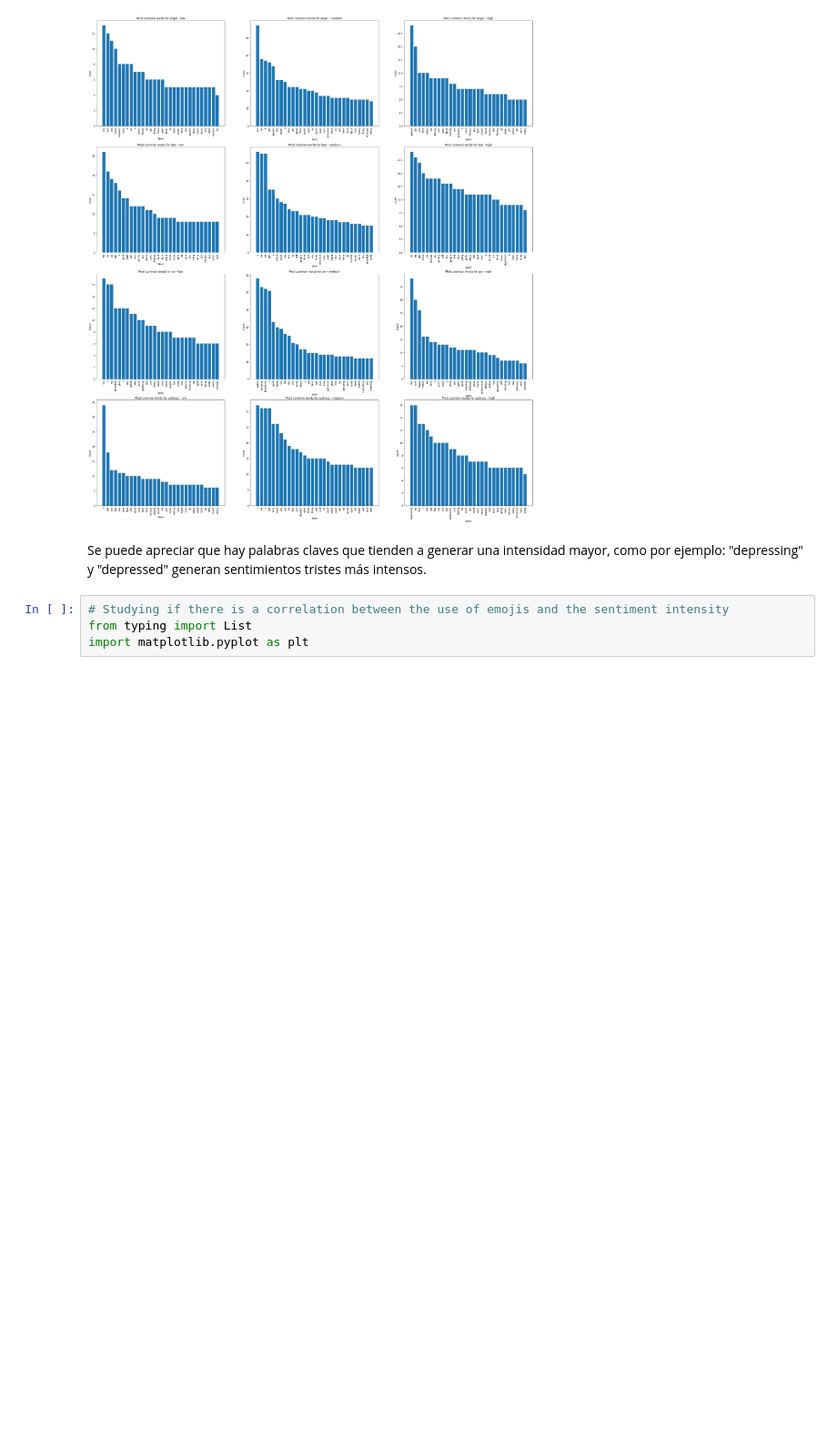
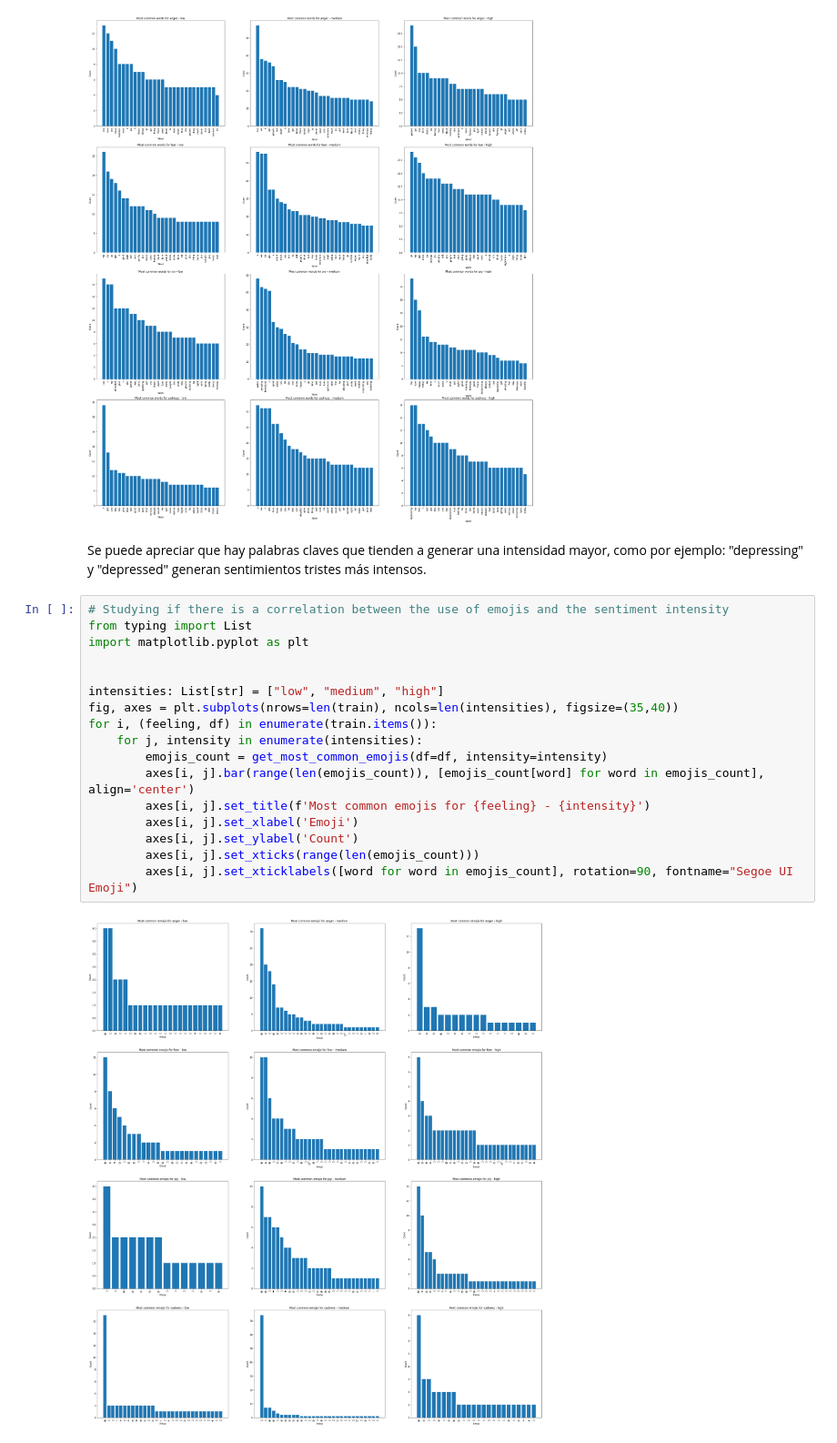
Before and after one commit to Keviinplz/nlp-comp1, a Jupyter notebook: data-exploration.ipynb, the cells around one changed output. Shown at 91% size. Drawn from its saved outputs; the diff is of its cells as text; blank space fills up the shorter version.

Commit message:
agregando distribucion de emojis

```diff
--- a/data-exploration.ipynb
+++ b/data-exploration.ipynb
@@ -155,7 +194,22 @@ for i, (feeling, df) in enumerate(train.items()):
 # %% [markdown]
 Se puede apreciar que hay palabras claves que tienden a generar una intensidad mayor, como por ejemplo:
 "depressing" y "depressed" generan sentimientos tristes más intensos.
-# %%
-# Studying if there is a correlation between the use of emojis and the sentiment intensity
-from typing import List
-import matplotlib.pyplot as plt
+# %%
+# Studying if there is a correlation between the use of emojis and the sentiment intensity
+from typing import List
+import matplotlib.pyplot as plt
+
+
+intensities: List[str] = ["low", "medium", "high"]
+fig, axes = plt.subplots(nrows=len(train), ncols=len(intensities), figsize=(35,40))
+for i, (feeling, df) in enumerate(train.items()):
+    for j, intensity in enumerate(intensities):
+        emojis_count = get_most_common_emojis(df=df, intensity=intensity)
+        axes[i, j].bar(range(len(emojis_count)), [emojis_count[word] for word in emojis_count], align='center')
+        axes[i, j].set_title(f'Most common emojis for {feeling} - {intensity}')
+        axes[i, j].set_xlabel('Emoji')
+        axes[i, j].set_ylabel('Count')
+        axes[i, j].set_xticks(range(len(emojis_count)))
+        axes[i, j].set_xticklabels([word for word in emojis_count], rotation=90, fontname="Segoe UI Emoji")
+# %% [output]
+[figure, added]
```
Also changed, not shown: parts of 1 cell of this notebook, 3 other files.
